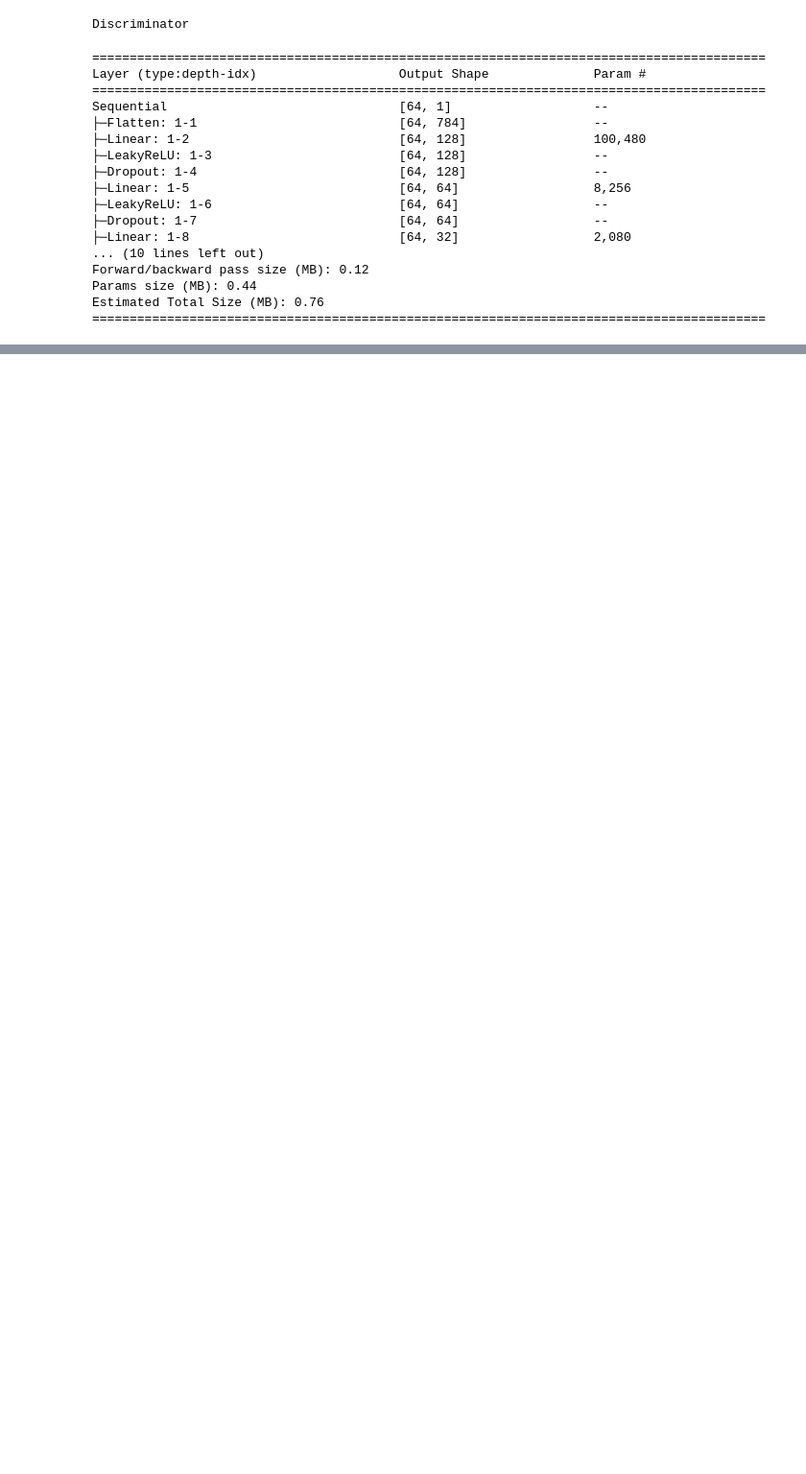
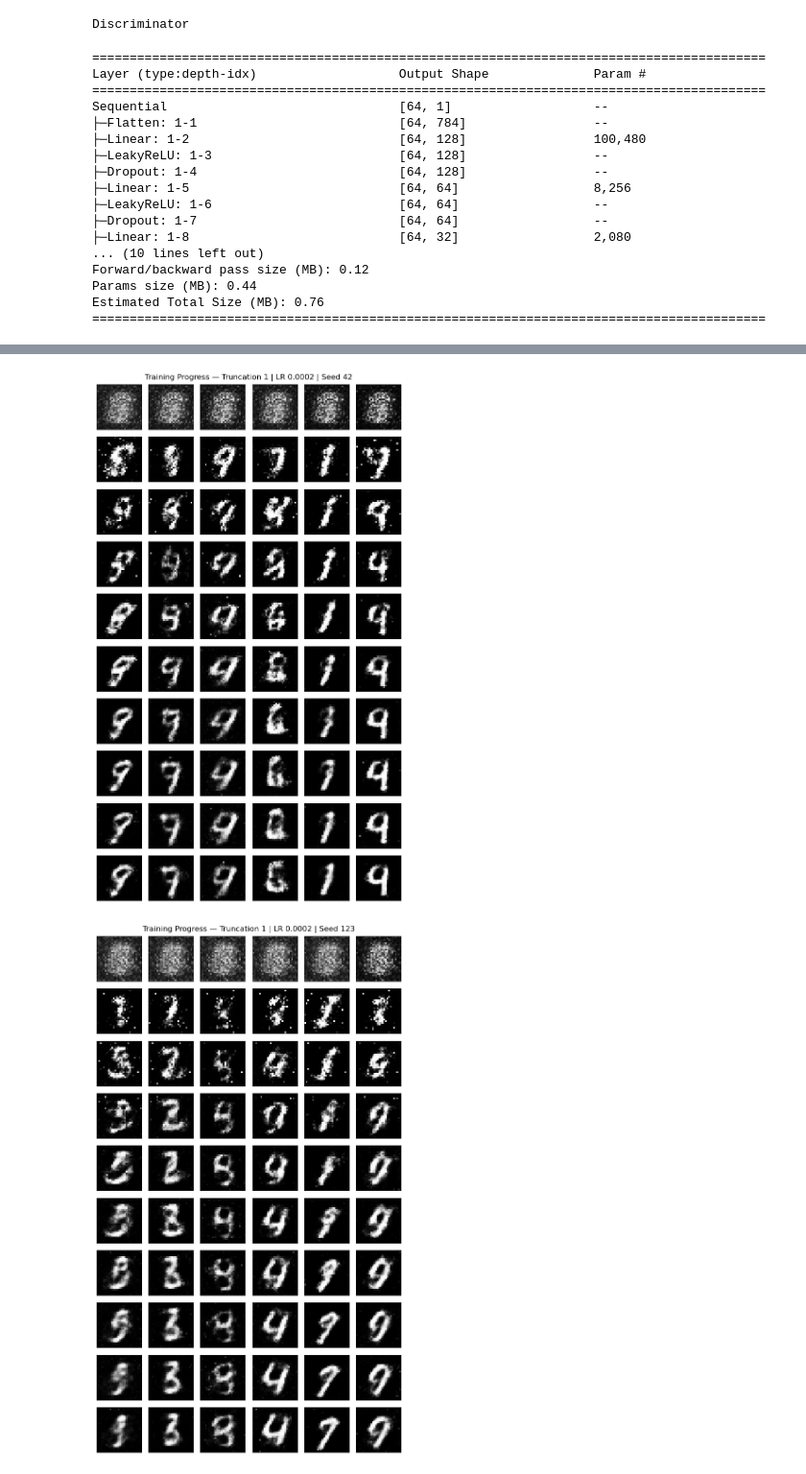
Before and after one commit to IvanParvanovski/deep-learning-group-project, a Jupyter notebook: NB2.ipynb, the cells around one changed output, grey strips where cells are left out. Shown at 96% size. Saved outputs shown, nothing was run; the diff lists cells and outputs as text; code cells hidden in the pictures; blank space fills up the shorter version.

```diff
--- a/NB2.ipynb
+++ b/NB2.ipynb
@@ -1003,0 +1160,49 @@ for seed in RANDOM_SEEDS:
+# %%
+# Visualize generated images across training epochs
+
+def view_training_progress(seed):
+    checkpoint = torch.load(
+        EXPERIMENT_DIR / f"seed_{seed}.pt",
+        map_location="cpu",
+        weights_only=True
+    )
+
+    samples = checkpoint["samples"]
+
+    rows = min(10, len(samples))  # Display up to 10 training stages
+    cols = min(6, len(samples[0]))
+
+    # Select evenly spaced stages, including the final one
+    stages = np.linspace(0, len(samples) - 1, rows, dtype=int)
+    image_indices = np.linspace(0, len(samples[0]) - 1, cols, dtype=int)
+
+    fig, axes = plt.subplots(
+        figsize=(7, 12),
+        nrows=rows,
+        ncols=cols,
+        sharex=True,
+        sharey=True,
+        squeeze=False
+    )
+
+    for stage, ax_row in zip(stages, axes):
+        for img_idx, ax in zip(image_indices, ax_row):
+            img = samples[stage][img_idx].detach().cpu().numpy()
+            ax.imshow(img.reshape((28, 28)), cmap="Greys_r", vmin=-1, vmax=1)
+            ax.xaxis.set_visible(False)
+            ax.yaxis.set_visible(False)
+
+    fig.suptitle(
+        f"Training Progress — Truncation {TRUNCATION} "
+        f"| LR {LEARNING_RATE} | Seed {seed}"
+    )
+
+    plt.tight_layout()
+    plt.show()
+
+
+for seed in RANDOM_SEEDS:
+    view_training_progress(seed)
+# %% [output]
+[figure, added]
+[figure, added]
```
Also changed, not shown: parts of 103 cells of this notebook, 17 other files.
